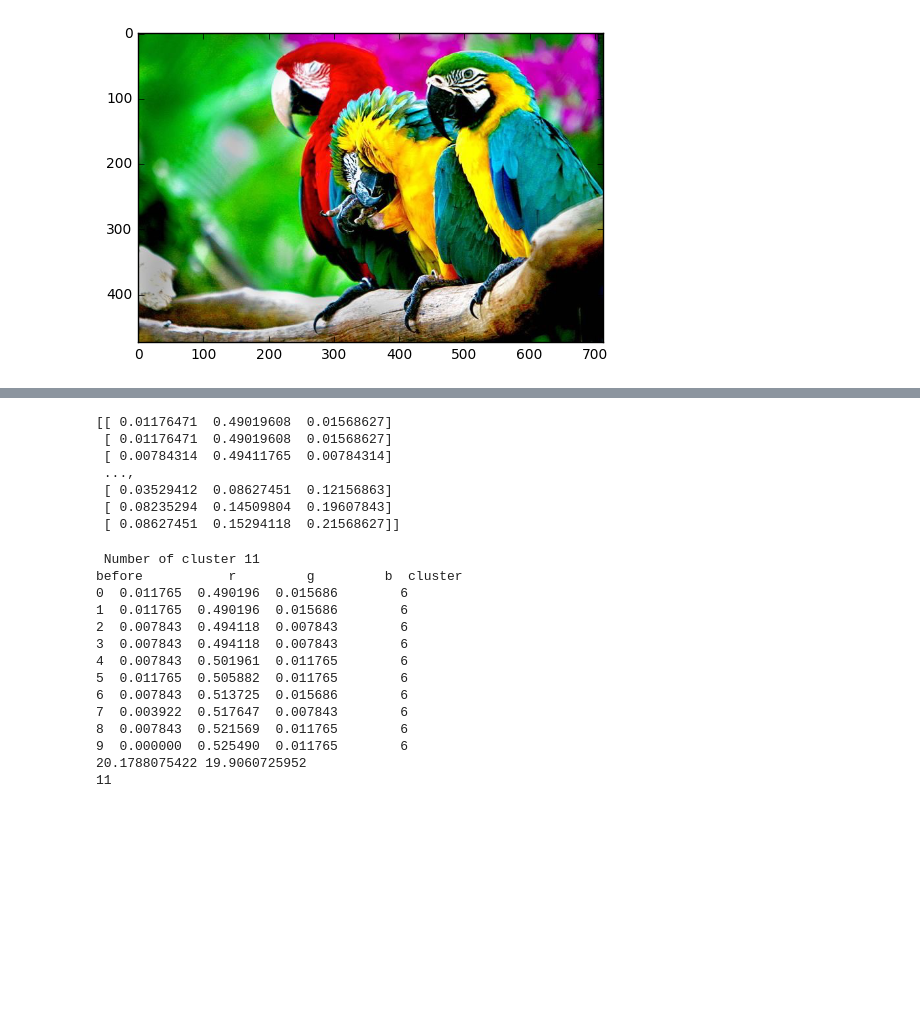
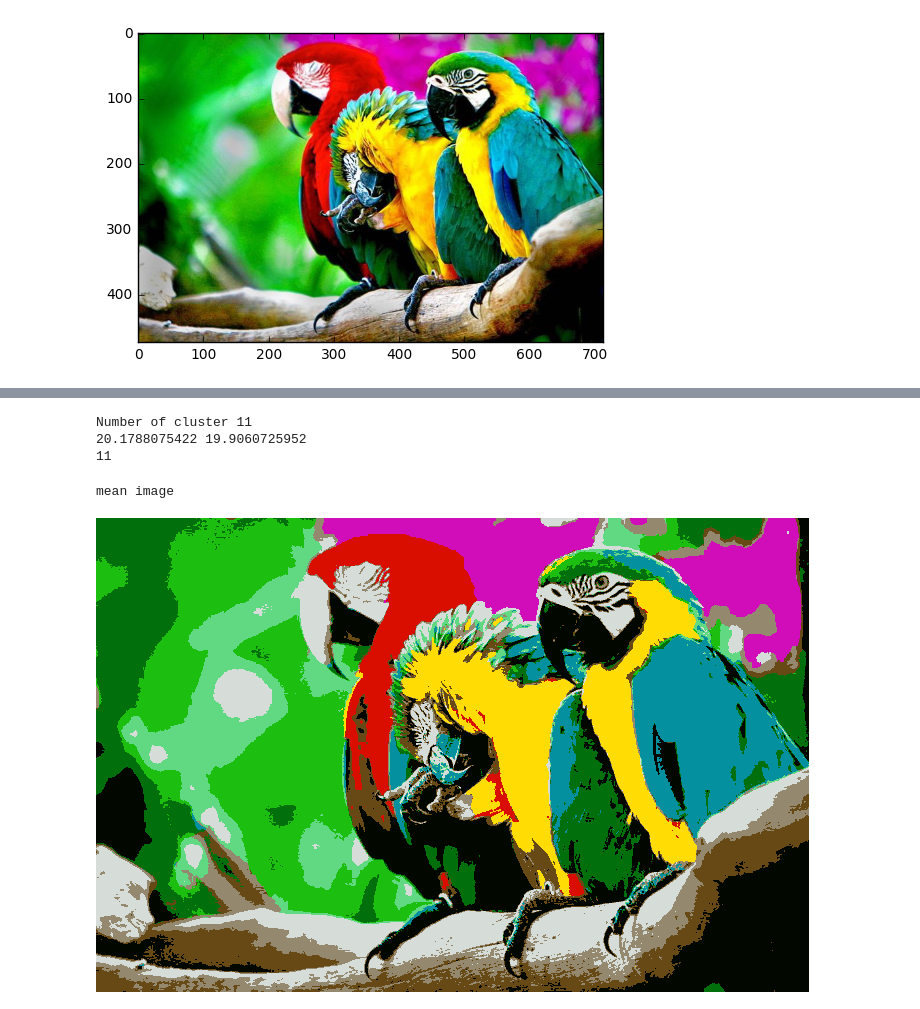
Before and after one commit to martafd/Intro_to_ML, a Jupyter notebook: week6/k_means_clustering.ipynb, the cells around one changed output, grey strips where cells are left out. Cells and saved outputs as stored; diff of their text form; code cells hidden in the pictures; blank space fills up the shorter version.

```diff
--- a/week6/k_means_clustering.ipynb
+++ b/week6/k_means_clustering.ipynb
@@ -158,2 +35,0 @@ median_img.head()
-# %%
-median_img = median_img.drop('cluster', 1).as_matrix()
@@ -175,23 +36,28 @@ img
-# %%
-image = image.reshape(h*w, rgb)
-print image
-# %% [output]
-[[ 0.01176471  0.49019608  0.01568627]
- [ 0.01176471  0.49019608  0.01568627]
- [ 0.00784314  0.49411765  0.00784314]
- ...,
- [ 0.03529412  0.08627451  0.12156863]
- [ 0.08235294  0.14509804  0.19607843]
- [ 0.08627451  0.15294118  0.21568627]]
 # %%
 # peak signal-to-noise ratio
 def psnr_func(image, mean_img):
-    mse = np.mean(np.power((image - mean_img.reshape(h*w,rgb)), 2))
-    max_pixel = np.array([np.max(np.transpose(image)[i]) for i in xrange(rgb)])[0]
-    psnr = 10 * np.log10(np.power(max_pixel, 2)/mse)
+#     print type(image), type(mean_img)
+    mse = np.mean(np.power(image - mean_img, 2))
+#     max_pixel = np.array([np.max(np.transpose(image)[i]) for i in xrange(rgb)])[0]
+    psnr = 10 * np.log10(np.power(float(1.), 2)/mse)
     return psnr
 # %%
 from sklearn.cluster import KMeans
+def mean_image(mean_img, features, n_clusters):
+    for i in xrange(n_clusters):
+        mean_img.loc[mean_img.cluster == i, 'r'] = features[features.cluster == i].mean().r
+        mean_img.loc[mean_img.cluster == i, 'g']  = features[features.cluster == i].mean().g
+        mean_img.loc[mean_img.cluster == i, 'b']  = features[features.cluster == i].mean().b
+    mean_img = mean_img.drop('cluster', 1).as_matrix().reshape((h, w, rgb))
+    return mean_img
+
+def median_image(median_img,features, n_clusters):
+    for i in xrange(n_clusters):
+        median_img.loc[median_img.cluster == i, 'r'] = features[features.cluster == i].median().r
+        median_img.loc[median_img.cluster == i, 'g'] = features[features.cluster == i].median().g
+        median_img.loc[median_img.cluster == i, 'b'] = features[features.cluster == i].median().b
+    median_img = median_img.drop('cluster', 1).as_matrix().reshape((h, w, rgb))
+    return median_img
 
 
 def cluster(features, n_clusters):
@@ -202,21 +68,7 @@ def cluster(features, n_clusters):
     mean_img = features.copy()
     median_img = features.copy()
 
-    def mean_image(mean_img, features, n_clusters):
-        for i in xrange(n_clusters):
-            mean_img.loc[mean_img.cluster == i, 'r'] = features[features.cluster == i].mean().r
-            mean_img.loc[mean_img.cluster == i, 'g']  = features[features.cluster == i].mean().g
-            mean_img.loc[mean_img.cluster == i, 'b']  = features[features.cluster == i].mean().b
-        return mean_img.drop('cluster', 1).as_matrix().reshape((h, w, rgb))
-
     mean_img = mean_image(mean_img, features, n_clusters)
-
-    def median_image(median_img,features, n_clusters):
-        for i in xrange(n_clusters):
-            median_img.loc[median_img.cluster == i, 'r'] = features[features.cluster == i].median().r
-            median_img.loc[median_img.cluster == i, 'g'] = features[features.cluster == i].median().g
-            median_img.loc[median_img.cluster == i, 'b'] = features[features.cluster == i].median().b
-        return median_img.drop('cluster', 1).as_matrix().reshape((h, w, rgb))
 
     median_img = median_image(median_img, features, n_clusters)
 
@@ -225,29 +77,26 @@ def cluster(features, n_clusters):
 for j in xrange(11, 21):
     print 'Number of cluster', j
     mean_img, median_img = cluster(features, j)
-    psnr_mean, psnr_median = psnr_func(image, mean_img), psnr_func(image, median_img)
     psnr_mean = psnr_func(image, mean_img)
+    psnr_median = psnr_func(image, median_img)
     print psnr_mean, psnr_median
 
     if psnr_mean > 20 or psnr_median > 20 :
         print j
         break
 # %% [output]
- Number of cluster 11
-before           r         g         b  cluster
-0  0.011765  0.490196  0.015686        6
-1  0.011765  0.490196  0.015686        6
-2  0.007843  0.494118  0.007843        6
-3  0.007843  0.494118  0.007843        6
-4  0.007843  0.501961  0.011765        6
-5  0.011765  0.505882  0.011765        6
-6  0.007843  0.513725  0.015686        6
-7  0.003922  0.517647  0.007843        6
-8  0.007843  0.521569  0.011765        6
-9  0.000000  0.525490  0.011765        6
+Number of cluster 11
 20.1788075422 19.9060725952
 11
 # %%
 with open('q1.txt', 'w') as f:
     f.write(str(j))
 f.close()
+# %%
+from scipy.misc import toimage
+
+print 'mean image'
+toimage(mean_img.reshape((h, w, rgb)))
+# %% [output]
+mean image
+[figure, added]
```
Also changed, not shown: parts of 22 cells of this notebook.
